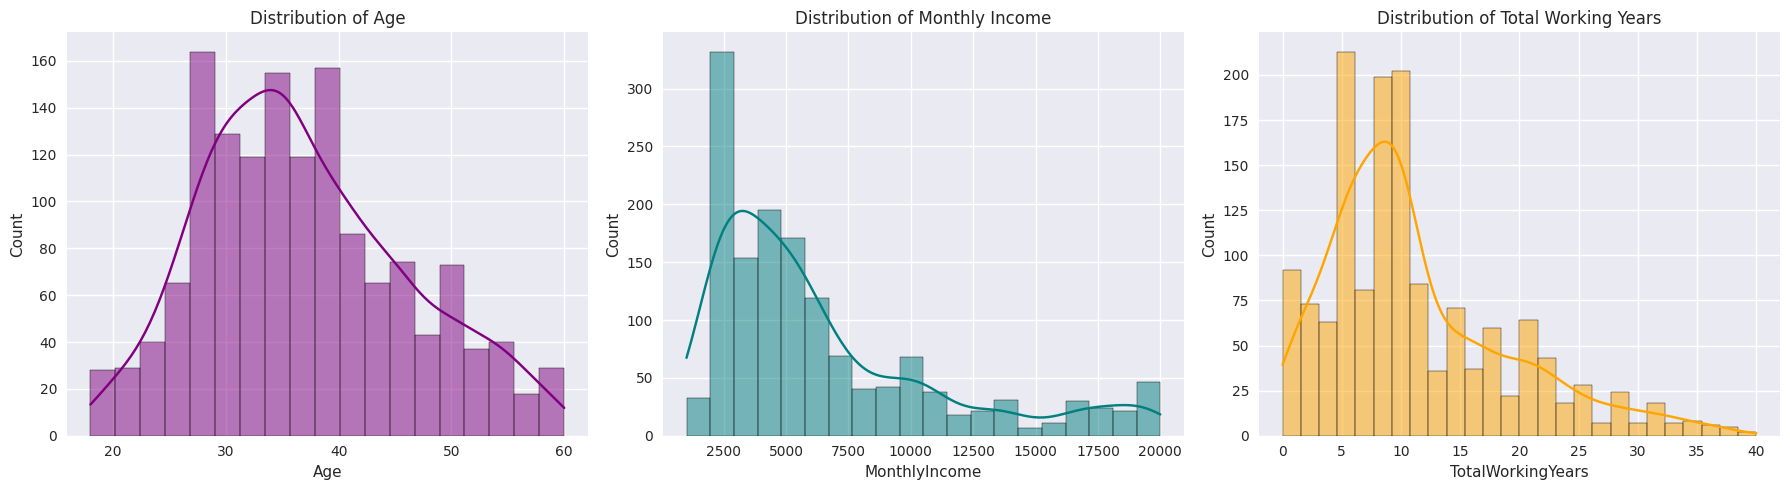
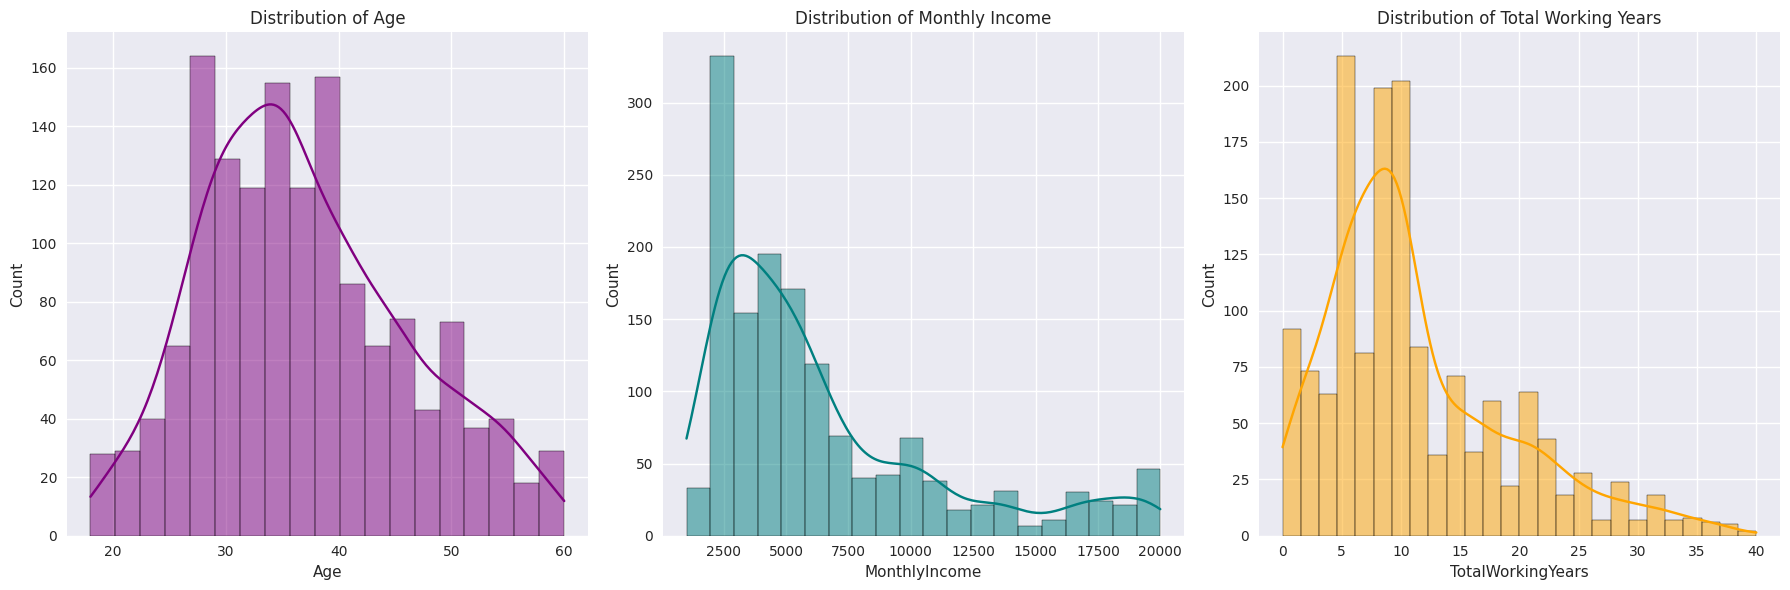
Unified diff of the notebook cell whose output changed from the first chart to the second:
--- before
+++ after
@@ -1,4 +1,4 @@
 # Feature Distributions
-fig, axes = plt.subplots(1, 3, figsize=(18, 5))
+fig, axes = plt.subplots(1, 3, figsize=(18, 6))
 
 sns.histplot(df['Age'], kde=True, ax=axes[0], color='purple')

Commit: feat: finalize EDA with updated clustering and countplots